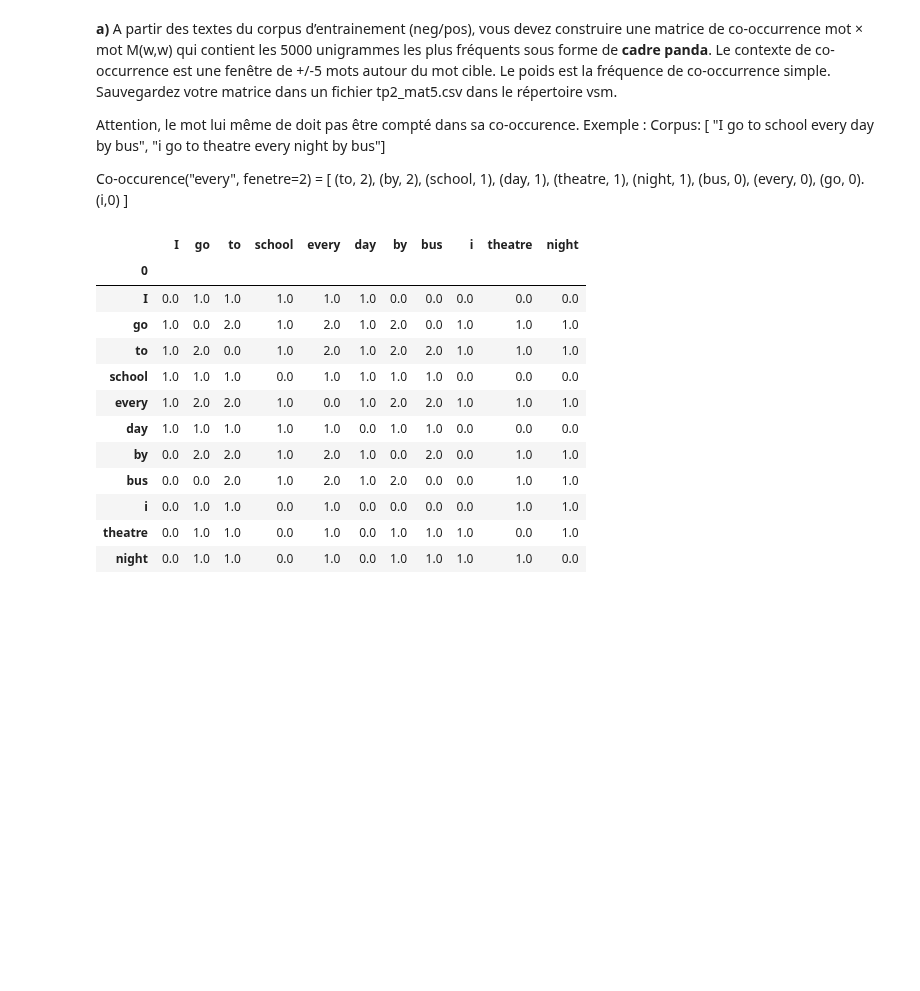
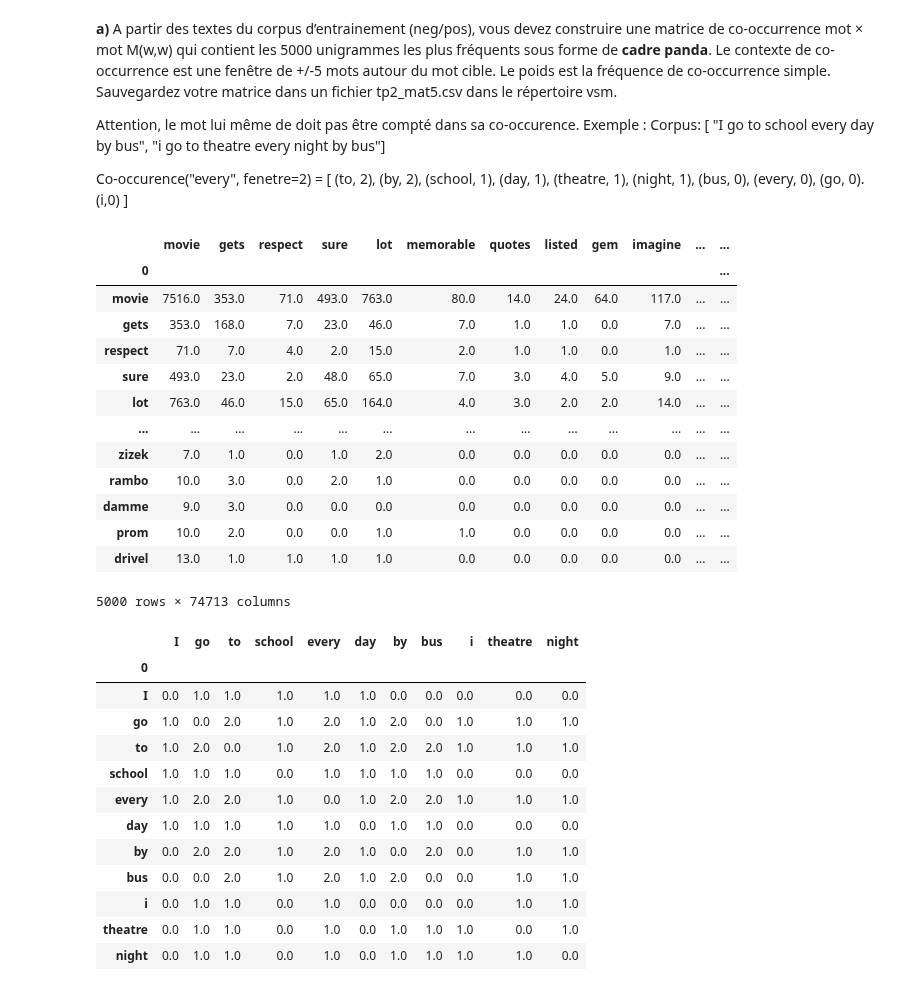
Before and after one commit to luukim/INF8460, a Jupyter notebook: TP2/inf8460_tp2_A20.ipynb, the cells around one changed output. Cells and saved outputs as stored; diff of their text form; code cells hidden in the pictures; blank space fills up the shorter version.

```diff
--- a/TP2/inf8460_tp2_A20.ipynb
+++ b/TP2/inf8460_tp2_A20.ipynb
@@ -203,3 +227,44 @@ corpus = [ "I go to school every day by bus", "i go to theatre every night by bu
+# %%
+w = []
+for word in words_to_display :
+    w.append(word[0])
+
+d = dict_.copy()
+
+for key in dict_ :
+    if key not in w :
+        d.pop(key)
+
+vector = [(k, v) for k, v in d.items()]
+# %%
+df1 = pd.DataFrame(vector)
+df2 = pd.json_normalize(df1[1])
+
+cols = df2.columns.tolist()
+for i, element in enumerate(vector):
+    cols[i] = element[0]
+
+df2 = df2[cols].fillna(0).set_index(df1[0])
+# %%
+def showMatrix(df2) :
+    return df2
+# %%
+showMatrix(df2)
+# %% [output]
+|  | movie | gets | respect | sure | lot | memorable | quotes | listed | gem | imagine | ... | ... |
+| 0 |  |  |  |  |  |  |  |  |  |  |  | ... |
+| movie | 7516.0 | 353.0 | 71.0 | 493.0 | 763.0 | 80.0 | 14.0 | 24.0 | 64.0 | 117.0 | ... | ... |
+| gets | 353.0 | 168.0 | 7.0 | 23.0 | 46.0 | 7.0 | 1.0 | 1.0 | 0.0 | 7.0 | ... | ... |
+| respect | 71.0 | 7.0 | 4.0 | 2.0 | 15.0 | 2.0 | 1.0 | 1.0 | 0.0 | 1.0 | ... | ... |
+| sure | 493.0 | 23.0 | 2.0 | 48.0 | 65.0 | 7.0 | 3.0 | 4.0 | 5.0 | 9.0 | ... | ... |
+| lot | 763.0 | 46.0 | 15.0 | 65.0 | 164.0 | 4.0 | 3.0 | 2.0 | 2.0 | 14.0 | ... | ... |
+| ... | ... | ... | ... | ... | ... | ... | ... | ... | ... | ... | ... | ... |
+| zizek | 7.0 | 1.0 | 0.0 | 1.0 | 2.0 | 0.0 | 0.0 | 0.0 | 0.0 | 0.0 | ... | ... |
+| rambo | 10.0 | 3.0 | 0.0 | 2.0 | 1.0 | 0.0 | 0.0 | 0.0 | 0.0 | 0.0 | ... | ... |
+| damme | 9.0 | 3.0 | 0.0 | 0.0 | 0.0 | 0.0 | 0.0 | 0.0 | 0.0 | 0.0 | ... | ... |
+| prom | 10.0 | 2.0 | 0.0 | 0.0 | 1.0 | 1.0 | 0.0 | 0.0 | 0.0 | 0.0 | ... | ... |
+| drivel | 13.0 | 1.0 | 1.0 | 1.0 | 1.0 | 0.0 | 0.0 | 0.0 | 0.0 | 0.0 | ... | ... |
+5000 rows × 74713 columns
 # %%
 def getVoc():
     voc = []
```
Also changed, not shown: parts of 4 cells of this notebook, 1 other file.
